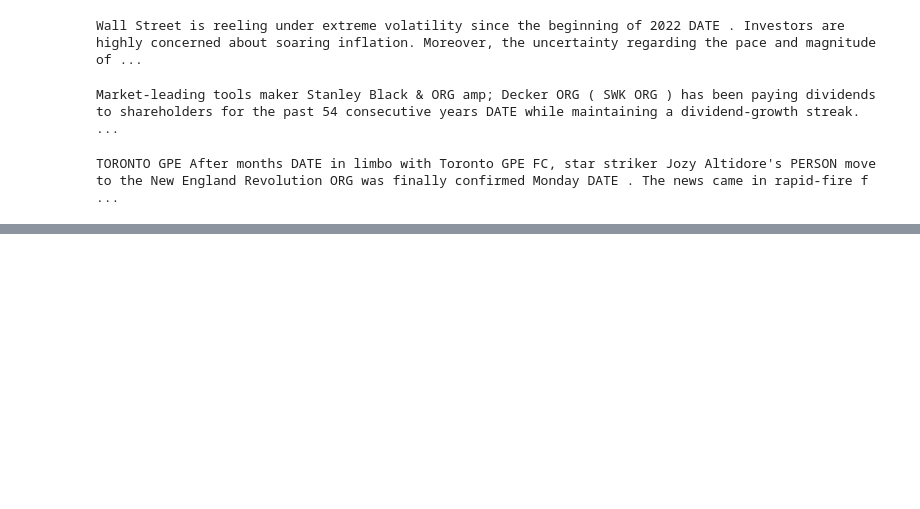
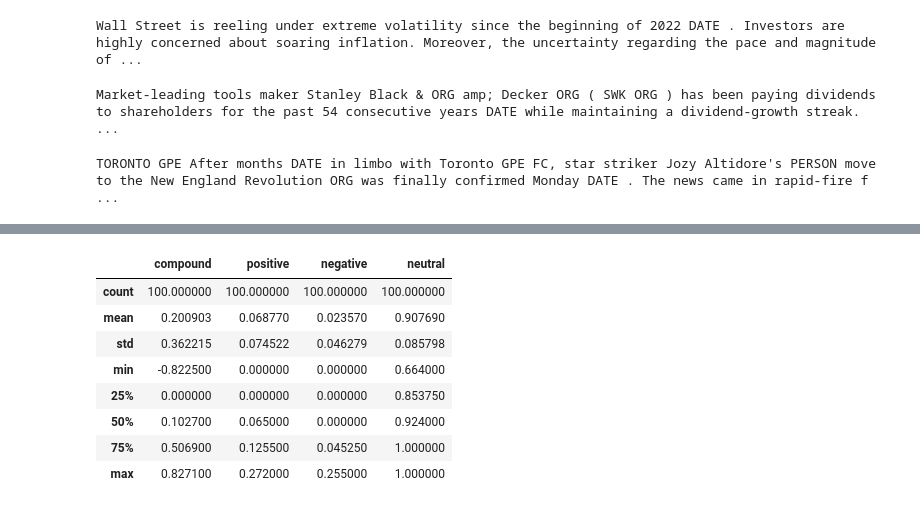
Before and after one commit to StrawhatRA/NLP-Tweet-Investor, a Jupyter notebook: data_collection_JS.ipynb, the cells around one changed output, grey strips where cells are left out. Drawn from its saved outputs; the diff is of its cells as text; code cells hidden in the pictures; blank space fills up the shorter version.

```diff
--- a/data_collection_JS.ipynb
+++ b/data_collection_JS.ipynb
@@ -665,0 +809,12 @@ df_polen.describe()
+# %%
+apple_df.describe()
+# %% [output]
+|  | compound | positive | negative | neutral |
+| count | 100.000000 | 100.000000 | 100.000000 | 100.000000 |
+| mean | 0.200903 | 0.068770 | 0.023570 | 0.907690 |
+| std | 0.362215 | 0.074522 | 0.046279 | 0.085798 |
+| min | -0.822500 | 0.000000 | 0.000000 | 0.664000 |
+| 25% | 0.000000 | 0.000000 | 0.000000 | 0.853750 |
+| 50% | 0.102700 | 0.065000 | 0.000000 | 0.924000 |
+| 75% | 0.506900 | 0.125500 | 0.045250 | 1.000000 |
+| max | 0.827100 | 0.272000 | 0.255000 | 1.000000 |
```
Also changed, not shown: parts of 14 cells of this notebook.
